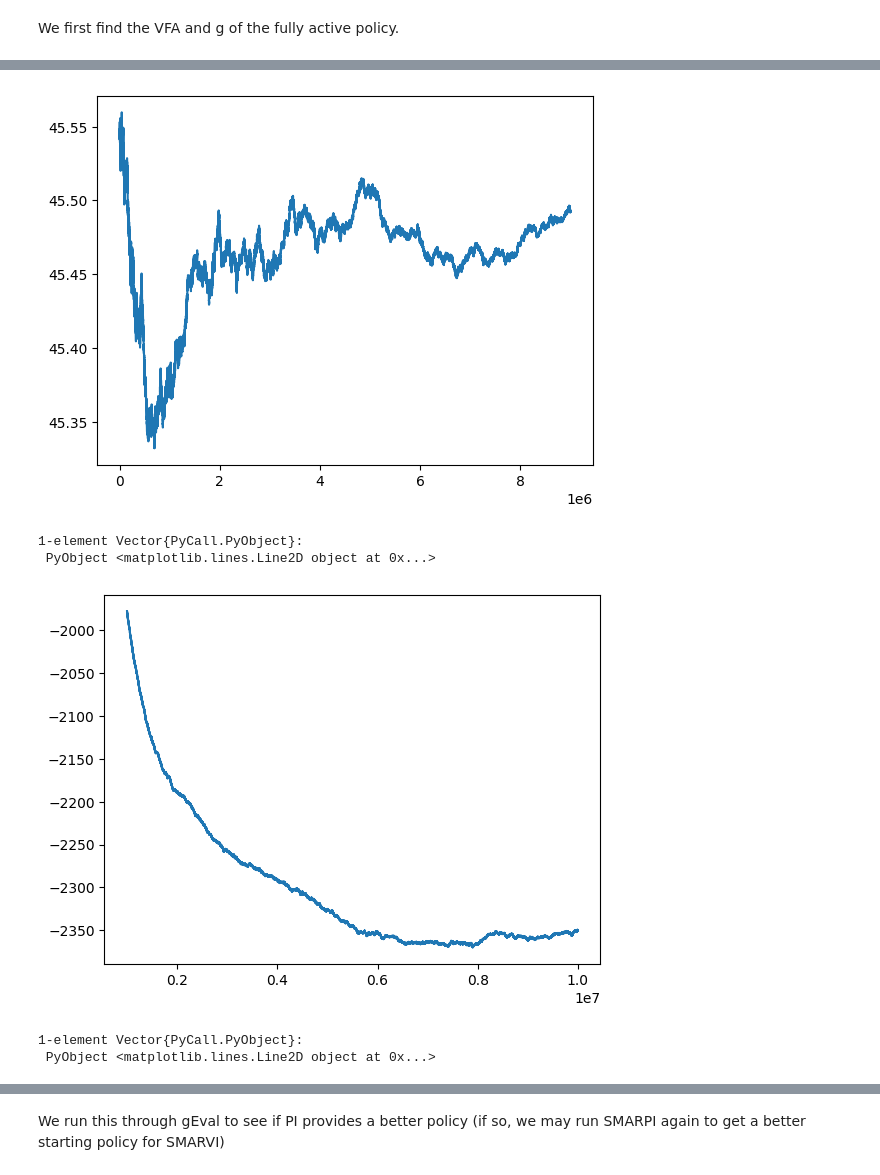
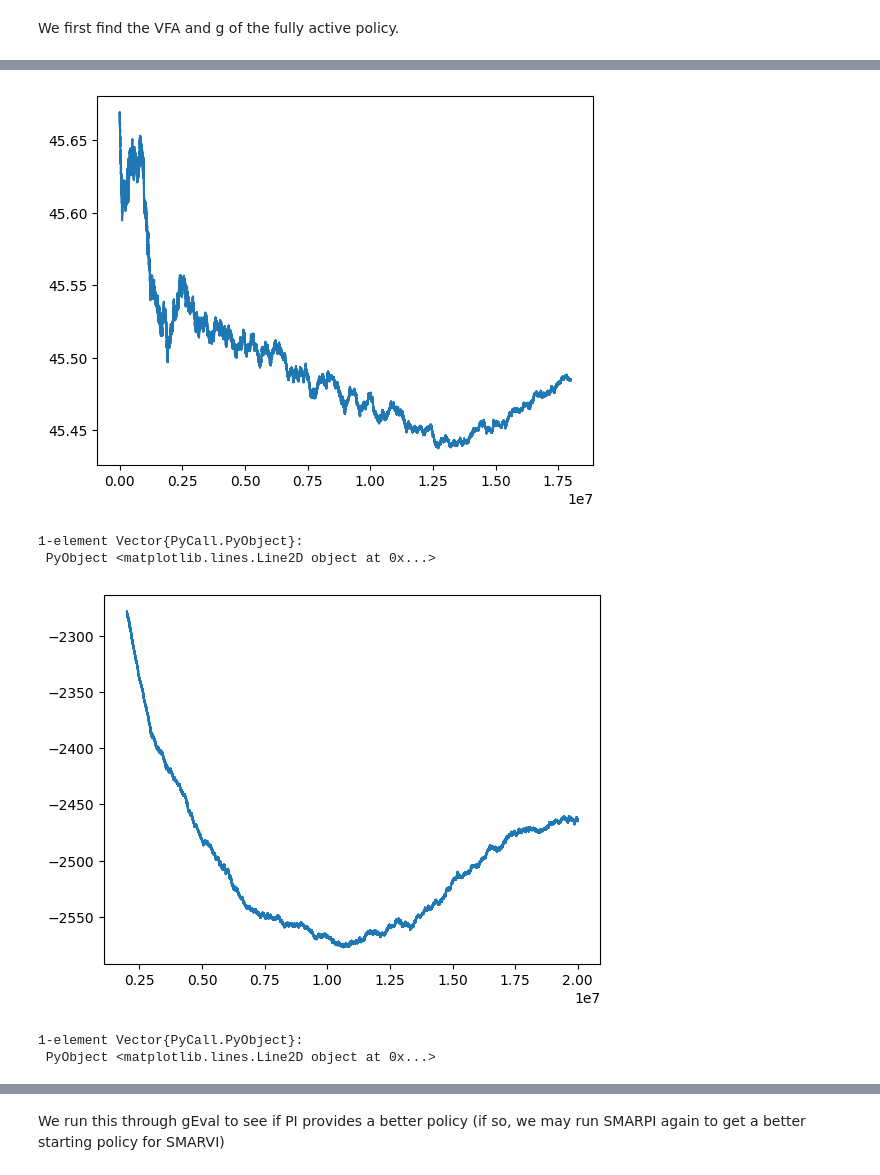
Before and after one commit to fairleyl/PhD-Code, a Jupyter notebook: Problem-Suite-Experiments.ipynb, the cells around one changed output, grey strips where cells are left out. Saved outputs shown, nothing was run; the diff lists cells and outputs as text; code cells hidden in the pictures.

```diff
--- a/Problem-Suite-Experiments.ipynb
+++ b/Problem-Suite-Experiments.ipynb
@@ -5487,9 +5489,8 @@ end
 # %% [output]
 smarpeNewVFA_ST_fa (generic function with 1 method)
 # %%
-function smarpeNewVFA_fa(N,alpha_d, alpha_r, beta, tau, c0, c1, r, nMax, b, d; g = 0.0, stepsizeType = "constant", printProgress = false, modCounter = 100000)
+function smarpeNewVFA_fa(N,alpha_d, alpha_r, beta, tau, c0, c1, r, nMax, b, d; ve = Dict(), vn = Dict(), vfaProvided = false, g = 0.0, s = [1 for i in 1:N], stepsizeType = "constant", printProgress = false, modCounter = 100000)
     #initialise
-    s = [1 for i in 1:N]
     s0 = [1 for i in 1:N]
     s3 = [3 for i in 1:N]
 
@@ -5500,19 +5501,21 @@ function smarpeNewVFA_fa(N,alpha_d, alpha_r, beta, tau, c0, c1, r, nMax, b, d; g
     gs = [g]
 
     #initialise ve and vn tables
-    ve = Dict()
     numVisitsE = Dict()
     for i in 1:N
         for si in 0:3
-            ve[i,si] = 0.0
+            if !vfaProvided
+                ve[i,si] = 0.0
+            end
             numVisitsE[i,si] = 0
         end
     end
 
-    vn = Dict()
     numVisitsN = Dict()
     for i in 0:1
-        vn[i] = 0.0
+        if !vfaProvided
+            vn[i] = 0.0
+        end
         numVisitsN[i] = 0
     end
 
@@ -5521,18 +5524,8 @@ function smarpeNewVFA_fa(N,alpha_d, alpha_r, beta, tau, c0, c1, r, nMax, b, d; g
     vs3Hist = [0.0]
 
     #initialise flows
-    bestCost = maximum(c0) + 1
-    bestLink = 0
-    for i in 1:N
-        if c0[i] < bestCost
-            bestCost = c0[i]
-            bestLink = i
-        end
-    end
-
-    flows[bestLink] = beta
-
-    flows0 = copy(flows)
+    flows = calculateFlows(s,N,alpha_d, alpha_r, beta, tau, c0, c1, r)[1]
+    flows0 = calculateFlows(s0,N,alpha_d, alpha_r, beta, tau, c0, c1, r)[1]
     flows3 = fill(0.0, N)
 
     #do nMax iterations of AVI
@@ -5813,8 +5806,8 @@ resultRVIA = rvi(N, alpha_d, alpha_r, beta, tau, c0, c1, r, 0.00001; nMax = 1000
 # %% [markdown]
 We first find the VFA and g of the fully active policy.
 # %%
-nMax = 10000000
-resultSMARPE = smarpeNewVFA_fa(N,alpha_d, alpha_r, beta, tau, c0, c1, r, nMax, 0.0001, 0.1; printProgress = true, modCounter = 1000000)
+nMax = 20000000
+resultSMARPE = smarpeNewVFA_fa(N,alpha_d, alpha_r, beta, tau, c0, c1, r, nMax, 0.001, 0.1; printProgress = true, modCounter = 1000000)
 resultSMARPE[3]
 # %% [output]
 1000000
@@ -5831,9 +5834,9 @@ resultSMARPE[3]
 # %%
 start = floor(Int64, nMax/10)
 finish = nMax
-PyPlot.plot(resultSMARPI[4][start:finish])
+PyPlot.plot(resultSMARPE[4][start:finish])
 # %% [output]
-[figure, old version]
+[figure, new version]
 1-element Vector{PyCall.PyObject}:
  PyObject <matplotlib.lines.Line2D object at 0x...>
 # %%
@@ -5843,7 +5846,7 @@ finish = nMax
 #start = 1
 PyPlot.plot(start:finish,vs0Hist[start:finish])
 # %% [output]
-[figure, old version]
+[figure, new version]
 1-element Vector{PyCall.PyObject}:
  PyObject <matplotlib.lines.Line2D object at 0x...>
 # %%
```
Also changed, not shown: parts of 8 cells of this notebook.
